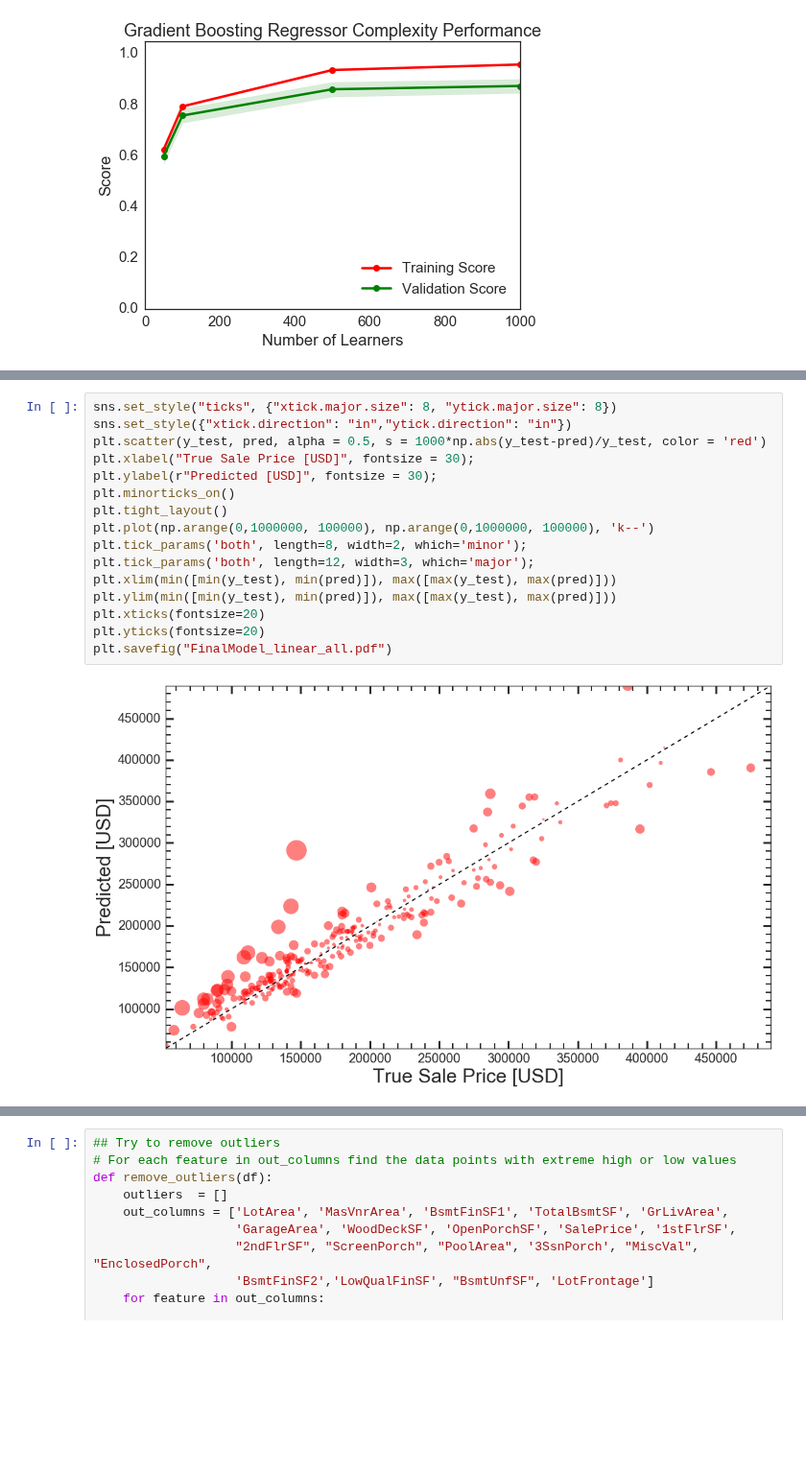
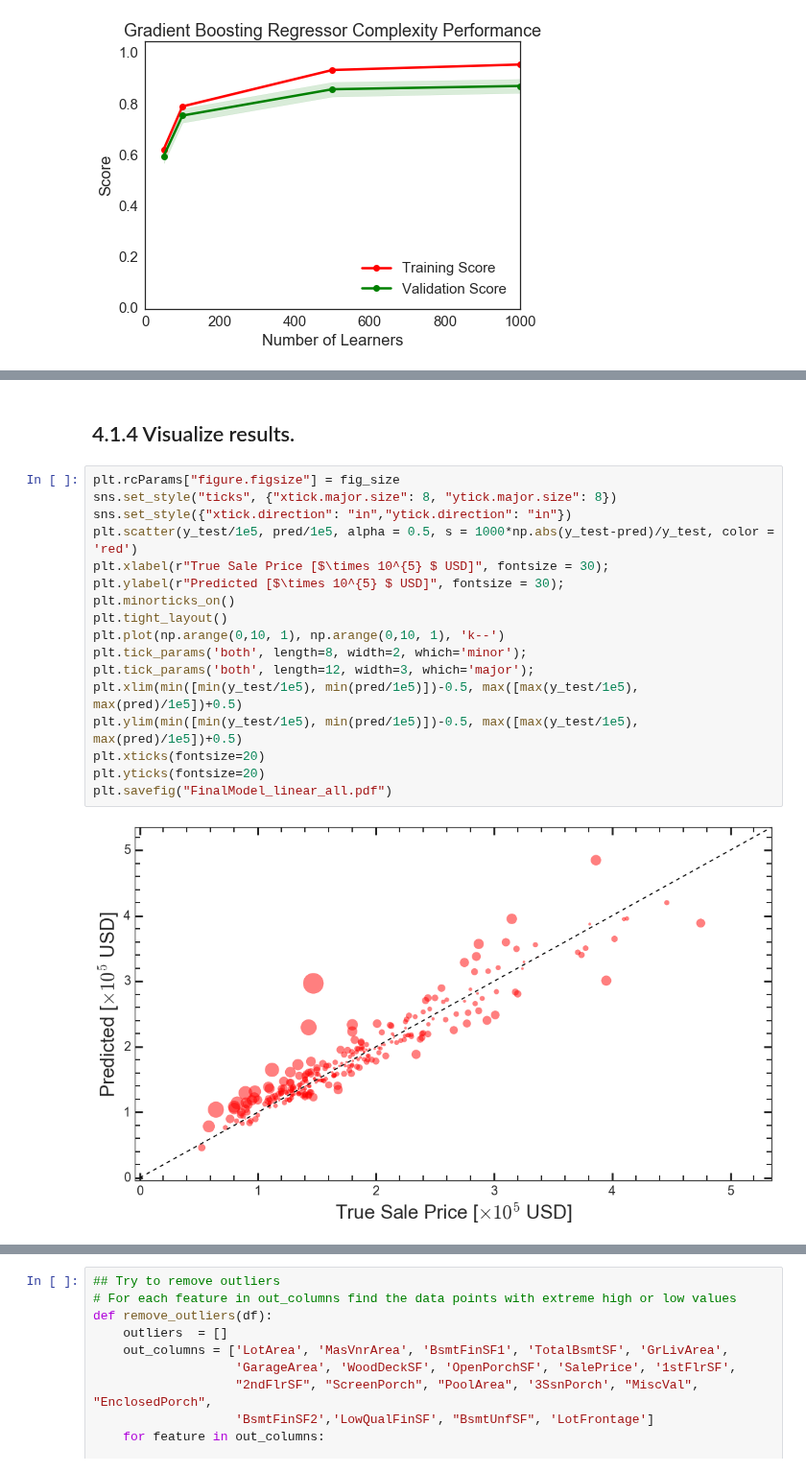
Before and after one commit to gmsardane/Predicting-Ames-Housing-Prices, a Jupyter notebook: Training_Whole_Features_Set_GBT.ipynb, the cells around one changed output, grey strips where cells are left out. Shown at 96% size. Drawn from its saved outputs; the diff is of its cells as text; blank space fills up the shorter version.

Commit message:
Edited figures to scale in 100k. Added timer to the entire training gridsearch.

```diff
--- a/Training_Whole_Features_Set_GBT.ipynb
+++ b/Training_Whole_Features_Set_GBT.ipynb
@@ -201,21 +233,24 @@ The  RMSE = 5.23e+08.
+# %% [markdown]
+## 4.1.4 Visualize results.
 # %%
+plt.rcParams["figure.figsize"] = fig_size
 sns.set_style("ticks", {"xtick.major.size": 8, "ytick.major.size": 8})
 sns.set_style({"xtick.direction": "in","ytick.direction": "in"})
-plt.scatter(y_test, pred, alpha = 0.5, s = 1000*np.abs(y_test-pred)/y_test, color = 'red')
-plt.xlabel("True Sale Price [USD]", fontsize = 30);
-plt.ylabel(r"Predicted [USD]", fontsize = 30);
+plt.scatter(y_test/1e5, pred/1e5, alpha = 0.5, s = 1000*np.abs(y_test-pred)/y_test, color = 'red')
+plt.xlabel(r"True Sale Price [$\times 10^{5} $ USD]", fontsize = 30);
+plt.ylabel(r"Predicted [$\times 10^{5} $ USD]", fontsize = 30);
 plt.minorticks_on()
 plt.tight_layout()
-plt.plot(np.arange(0,1000000, 100000), np.arange(0,1000000, 100000), 'k--')
+plt.plot(np.arange(0,10, 1), np.arange(0,10, 1), 'k--')
 plt.tick_params('both', length=8, width=2, which='minor');
 plt.tick_params('both', length=12, width=3, which='major');
-plt.xlim(min([min(y_test), min(pred)]), max([max(y_test), max(pred)]))
-plt.ylim(min([min(y_test), min(pred)]), max([max(y_test), max(pred)]))
+plt.xlim(min([min(y_test/1e5), min(pred/1e5)])-0.5, max([max(y_test/1e5), max(pred)/1e5])+0.5)
+plt.ylim(min([min(y_test/1e5), min(pred/1e5)])-0.5, max([max(y_test/1e5), max(pred)/1e5])+0.5)
 plt.xticks(fontsize=20)
 plt.yticks(fontsize=20)
 plt.savefig("FinalModel_linear_all.pdf")
 # %% [output]
-[figure, old version]
+[figure, new version]
 # %%
 diff = (y_test - pred)/y_test*100.
 sns.distplot(diff, bins=20, color='g', hist_kws={"histtype": "stepfilled", "linewidth": 4,
```
Also changed, not shown: parts of 34 cells of this notebook.
